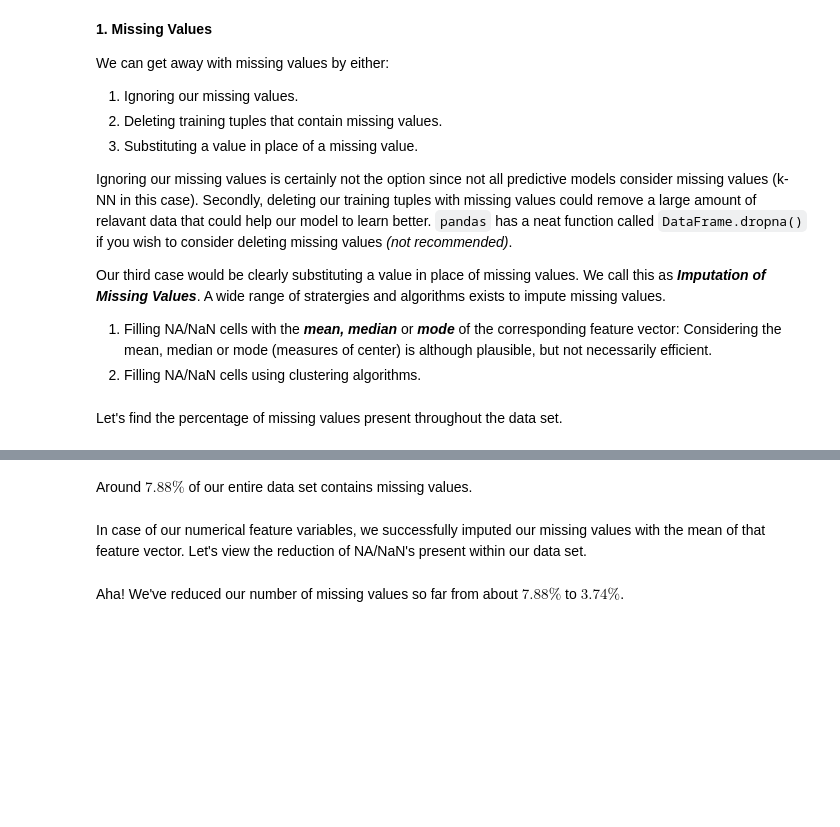
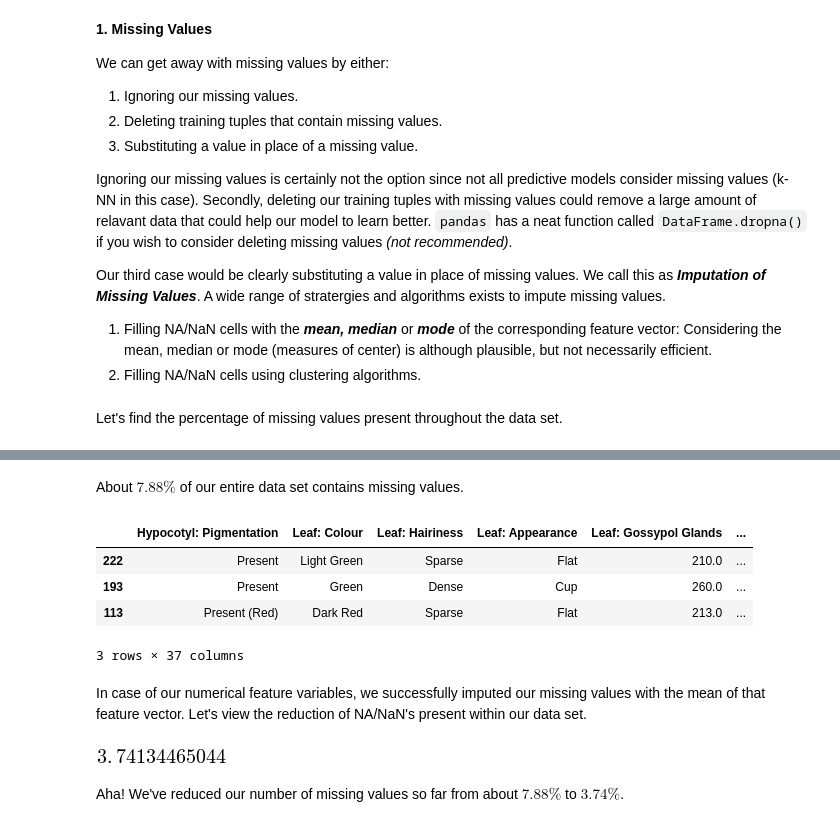
Before and after one commit to achillesrasquinha/brains-from-scratch, a Jupyter notebook: Brains from Scratch - Machine Learning for dummies.ipynb, the cells around one changed output, grey strips where cells are left out. Drawn from its saved outputs; the diff is of its cells as text; code cells hidden in the pictures; blank space fills up the shorter version.

```diff
--- a/Brains from Scratch - Machine Learning for dummies.ipynb
+++ b/Brains from Scratch - Machine Learning for dummies.ipynb
@@ -1401,12 +1419,20 @@ Let's find the percentage of missing values present throughout the data set.
 # %% [markdown]
-Around $7.88\%$ of our entire data set contains missing values.
+About $7.88\%$ of our entire data set contains missing values.
 # %%
-df = df.fillna(df.mean())    # for numerical
-df.sample(number_of_samples)
+df.fillna(df.mean(), inplace = True)    # for numerical
+df.sample(nsamples)
+# %% [output]
+|  | Hypocotyl: Pigmentation | Leaf: Colour | Leaf: Hairiness | Leaf: Appearance | Leaf: Gossypol Glands | ... |
+| 222 | Present | Light Green | Sparse | Flat | 210.0 | ... |
+| 193 | Present | Green | Dense | Cup | 260.0 | ... |
+| 113 | Present (Red) | Dark Red | Sparse | Flat | 213.0 | ... |
+3 rows × 37 columns
 # %% [markdown]
 In case of our numerical feature variables, we successfully imputed our missing values with the mean of that feature vector. Let's view the reduction of NA/NaN's present within our data set.
 # %%
 (df.isnull().sum().sum() / df.size) * 100
+# %% [output]
+[figure, added]
 # %% [markdown]
 Aha! We've reduced our number of missing values so far from about $7.88 \%$ to $3.74 \%$.
 # %%
```
Also changed, not shown: parts of 27 cells of this notebook, 1 other file.
